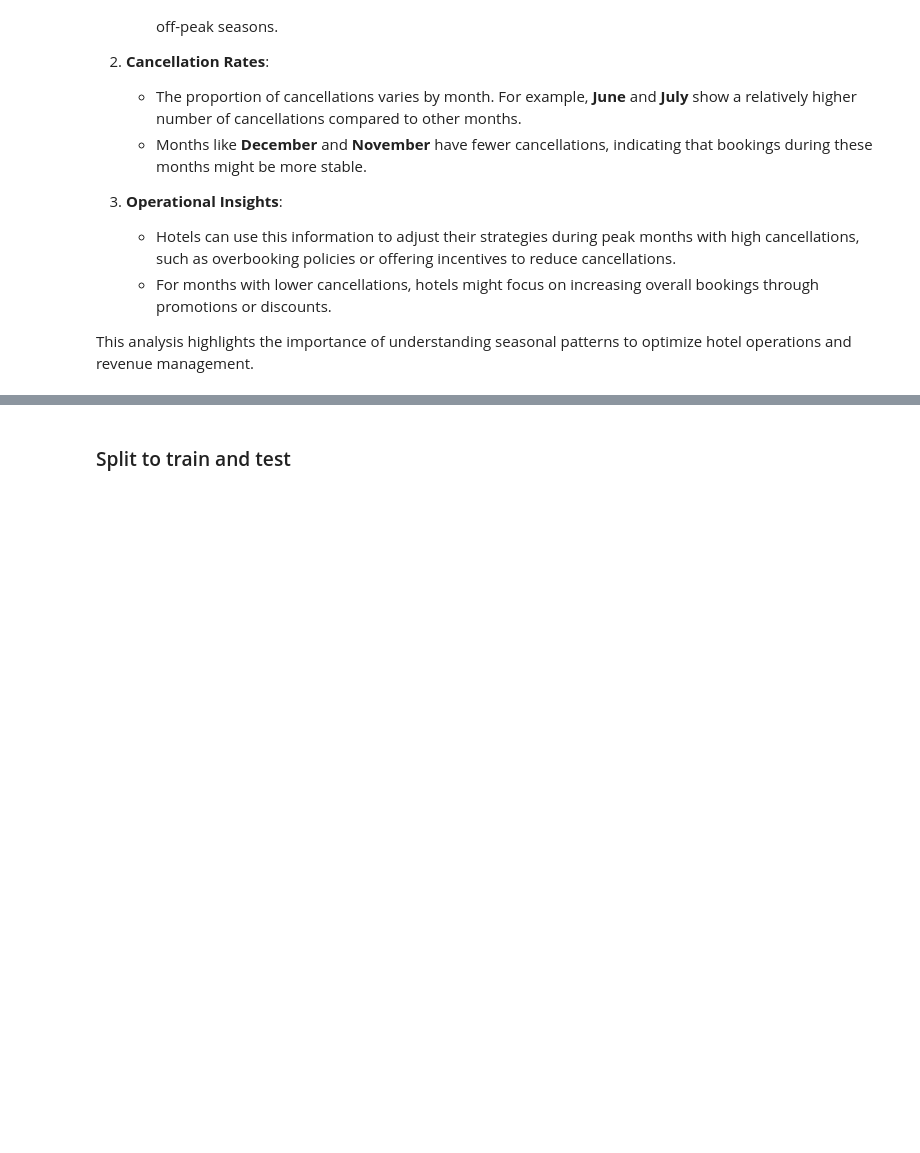
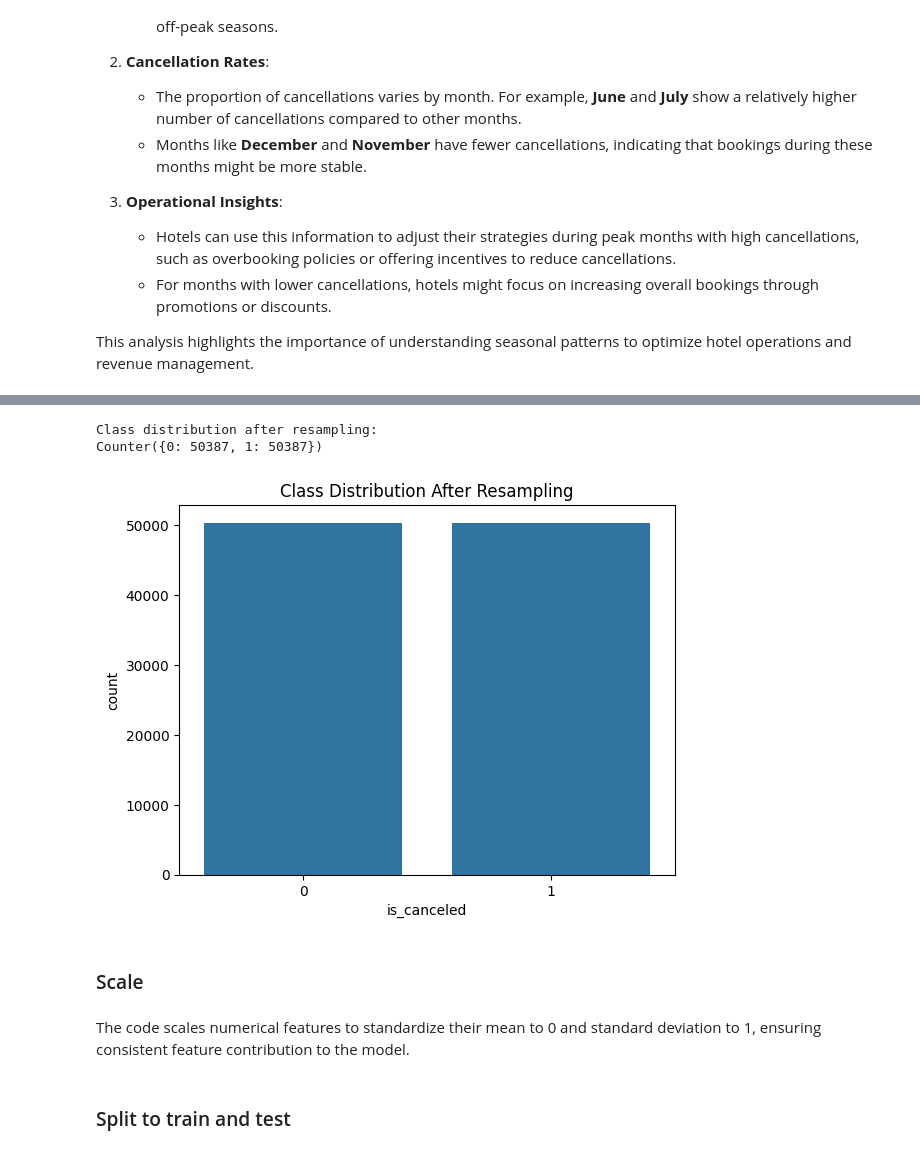
Before and after one commit to EitanKatz1/Hotel_bookin_demand, a Jupyter notebook: Hotel_bookin_demand_EDA.ipynb, the cells around one changed output, grey strips where cells are left out. Drawn from its saved outputs; the diff is of its cells as text; code cells hidden in the pictures; blank space fills up the shorter version.

```diff
--- a/Hotel_bookin_demand_EDA.ipynb
+++ b/Hotel_bookin_demand_EDA.ipynb
@@ -651,0 +698,31 @@ This analysis highlights the importance of understanding seasonal patterns to op
+# %%
+from collections import Counter
+
+# Separate input features and target
+X = df.drop(columns=['is_canceled'])
+y = df['is_canceled']
+
+# Apply SMOTE to balance the dataset
+smote = SMOTE(random_state=42)
+X_resampled, y_resampled = smote.fit_resample(X, y)
+
+# Convert resampled data back to a DataFrame
+df_resampled = pd.DataFrame(X_resampled, columns=X.columns)
+df_resampled['is_canceled'] = y_resampled
+
+# Display the class distribution after resampling
+print("Class distribution after resampling:")
+print(Counter(df_resampled['is_canceled']))
+
+# Plot the class distribution after resampling
+sns.countplot(data=df_resampled, x='is_canceled')
+plt.title("Class Distribution After Resampling")
+plt.show()
+# %% [output]
+Class distribution after resampling:
+Counter({0: 50387, 1: 50387})
+[figure, added]
+# %% [markdown]
+### Scale
+# %% [markdown]
+The code scales numerical features to standardize their mean to 0 and standard deviation to 1, ensuring consistent feature contribution to the model.
```
Also changed, not shown: parts of 18 cells of this notebook.
